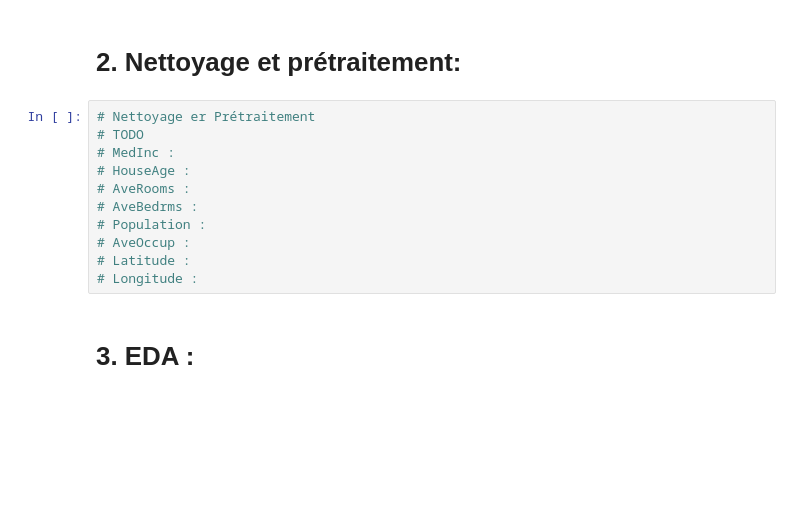
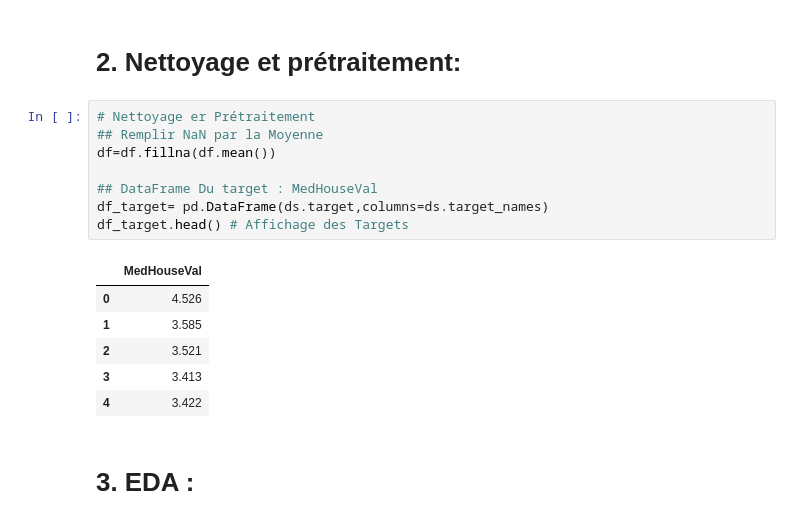
Before and after one commit to fitahiana-dev/KFT, a Jupyter notebook: notebooks/B_Regression.ipynb, the cells around one changed output. Cells and saved outputs as stored; diff of their text form; blank space fills up the shorter version.

```diff
--- a/notebooks/B_Regression.ipynb
+++ b/notebooks/B_Regression.ipynb
@@ -54,15 +54,19 @@ df.head()
 # 2. Nettoyage et prétraitement:
 # %%
 # Nettoyage er Prétraitement
-# TODO
-# MedInc :
-# HouseAge :
-# AveRooms :
-# AveBedrms :
-# Population :
-# AveOccup :
-# Latitude :
-# Longitude :
+## Remplir NaN par la Moyenne
+df=df.fillna(df.mean())
+
+## DataFrame Du target : MedHouseVal
+df_target= pd.DataFrame(ds.target,columns=ds.target_names)
+df_target.head() # Affichage des Targets
+# %% [output]
+|  | MedHouseVal |
+| 0 | 4.526 |
+| 1 | 3.585 |
+| 2 | 3.521 |
+| 3 | 3.413 |
+| 4 | 3.422 |
 # %% [markdown]
 # 3. EDA :
 # %%
```
Also changed, not shown: parts of 15 cells of this notebook, 1 other file.
